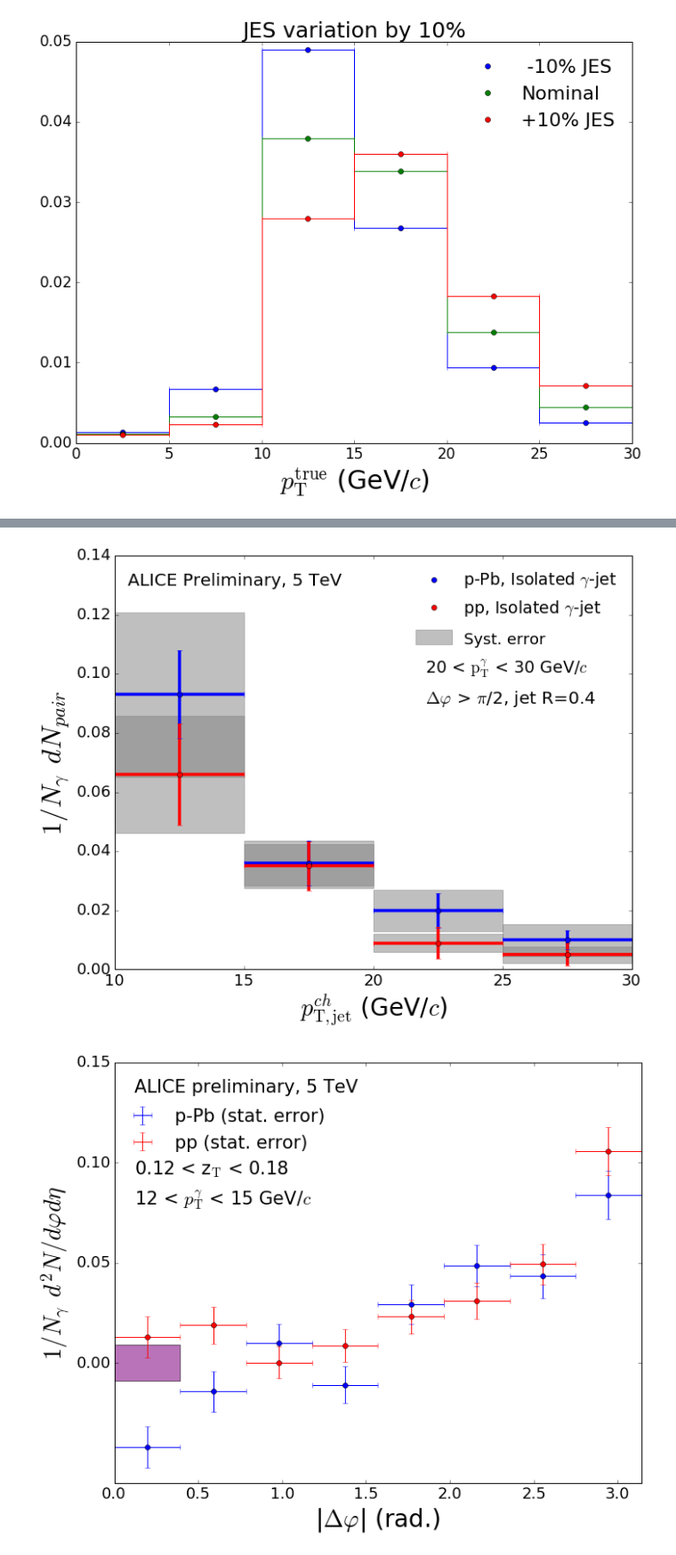
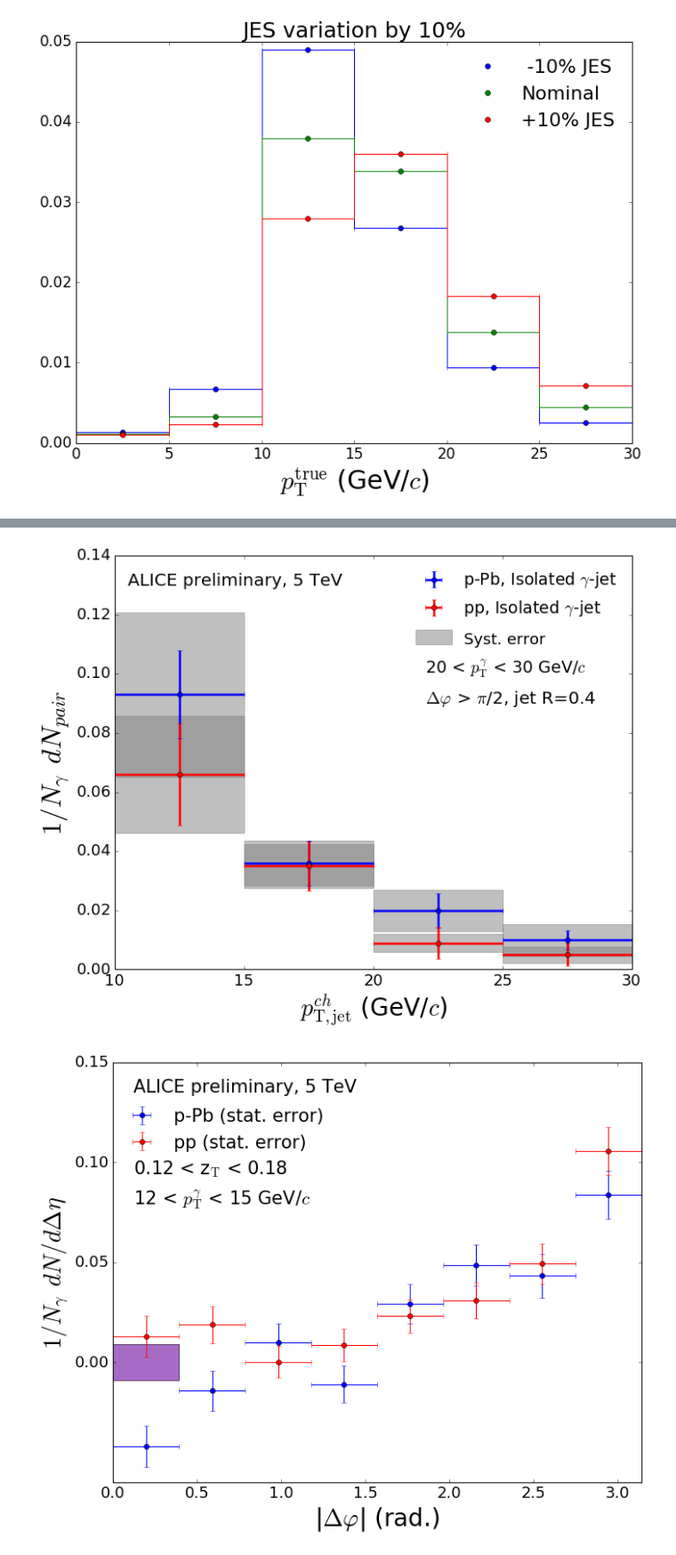
Before and after one commit to josegsoria/Analyses, a Jupyter notebook: Multiple Preliminary Plots.ipynb, the cells around one changed output, grey strips where cells are left out. Shown at 89% size. Drawn from its saved outputs; the diff is of its cells as text; code cells hidden in the pictures.

```diff
--- a/Multiple Preliminary Plots.ipynb
+++ b/Multiple Preliminary Plots.ipynb
@@ -194,8 +192,7 @@ fig = plt.figure(figsize=(10,8))
 
 ax = fig.add_subplot(111)
 
-plt.plot(pT_char_jet,array_pPb_pair,'bo',label=r'p-Pb, Isolated $\gamma$-jet')
-plt.errorbar(pT_char_jet,array_pPb_pair,xerr=pT_char_jet_bin_width,yerr=array_pPb_pair_stat_err,fmt=None,ecolor='b',linewidth=3.5)
+plt.errorbar(pT_char_jet,array_pPb_pair,xerr=pT_char_jet_bin_width,yerr=array_pPb_pair_stat_err,fmt='bo',linewidth=2.5,label=r'p-Pb, Isolated $\gamma$-jet')
 
 #####Make syst. error boxes for pPb#####
 
@@ -217,8 +214,7 @@ ax.add_patch(r4)
 
 #########################################
 
-plt.plot(pT_char_jet,array_pp_pair,'ro',label=r'pp, Isolated $\gamma$-jet')
-plt.errorbar(pT_char_jet,array_pp_pair,xerr=pT_char_jet_bin_width,yerr=array_pp_pair_stat_err,fmt=None,ecolor='r',linewidth=3.5)
+plt.errorbar(pT_char_jet,array_pp_pair,xerr=pT_char_jet_bin_width,yerr=array_pp_pair_stat_err,fmt='ro',linewidth=2.5,label=r'pp, Isolated $\gamma$-jet')
 
 #####Make syst. error boxes for pp#####
 
@@ -259,7 +255,7 @@ fig.tight_layout()
 plt.show()
 fig.savefig('Central_values.pdf')
 # %% [output]
-[figure, old version]
+[figure, new version]
 # %%
 #####Plot of gamma hadron correlation for first zT bin#####
 
@@ -296,40 +292,40 @@ pp_corr_1_err = np.array([0.010364690086811713, 0.009099407151295407, 0.00797939
 fig = plt.figure(figsize=(10,8))
 
 ax = fig.add_subplot(111)
 
-plt.plot(delta_phi_centers,pPb_corr_1,'bo')
-plt.errorbar(delta_phi_centers,pPb_corr_1,xerr=delta_phi_bin_width,yerr=pPb_corr_1_err,fmt=None,ecolor='b',label='p-Pb (stat. error)')
+plt.errorbar(delta_phi_centers,pPb_corr_1,xerr=delta_phi_bin_width,yerr=pPb_corr_1_err,fmt='bo',label='p-Pb (stat. error)')
 
-plt.plot(delta_phi_centers,pp_corr_1,'ro')
-plt.errorbar(delta_phi_centers,pp_corr_1,xerr=delta_phi_bin_width,yerr=pp_corr_1_err,fmt=None,ecolor='r',label='pp (stat. error)')
+plt.errorbar(delta_phi_centers,pp_corr_1,xerr=delta_phi_bin_width,yerr=pp_corr_1_err,fmt='ro',label='pp (stat. error)')
 
 #####Add labels to the figure#####
 
 plt.xlabel(r'|$\Delta \varphi$| (rad.)',fontsize=28)
 plt.xticks(fontsize=18)
 plt.xlim((0,3.14159))
-plt.ylabel(r'$1/N_{\gamma} \: \: d^{2}N/d\varphi d\eta$',fontsize=28)
+plt.ylabel(r'$1/N_{\gamma} \: \: dN/d\Delta \eta$',fontsize=28)
 plt.ylim((-0.06,0.15))
 plt.yticks(np.arange(0,0.2,0.05))
 plt.yticks(fontsize=18)
 
 plt.text(0.12,0.135,'ALICE preliminary, 5 TeV',fontsize=21)
 plt.text(0.12,0.094,r'0.12 < z$_\mathrm{T}$ < 0.18',fontsize=21)
 plt.text(0.12,0.079,r'12 < $p_\mathrm{T}^{\gamma}$ < 15 GeV/$c$',fontsize=21)
 plt.legend(bbox_to_anchor=(0.43,0.93),fontsize=21,frameon=False,numpoints=1)
 
 #####Make the uncertainty in ue band#####
 
 ue_error_bar = np.array([0,0.05,0.1,0.15,0.2,0.25,0.3,0.39269908169872414])
-ax.fill_between(ue_error_bar,-0.009,0.009,facecolor='purple',alpha=0.55)
+
+ax.fill_between(ue_error_bar,-0.009,0.009,facecolor='red',alpha=0.35)    #Other for pp
+ax.fill_between(ue_error_bar,-0.009,0.009,facecolor='blue',alpha=0.35) #One for p-Pb
 
 #########################################
 
 fig.tight_layout()
 plt.show()
 fig.savefig('Gamma_hadron_corr_zT_1.pdf')
 # %% [output]
-[figure, old version]
+[figure, new version]
 # %%
 #####Plot of gamma hadron correlation for second zT bin#####
 
```
Also changed, not shown: parts of 4 cells of this notebook.
